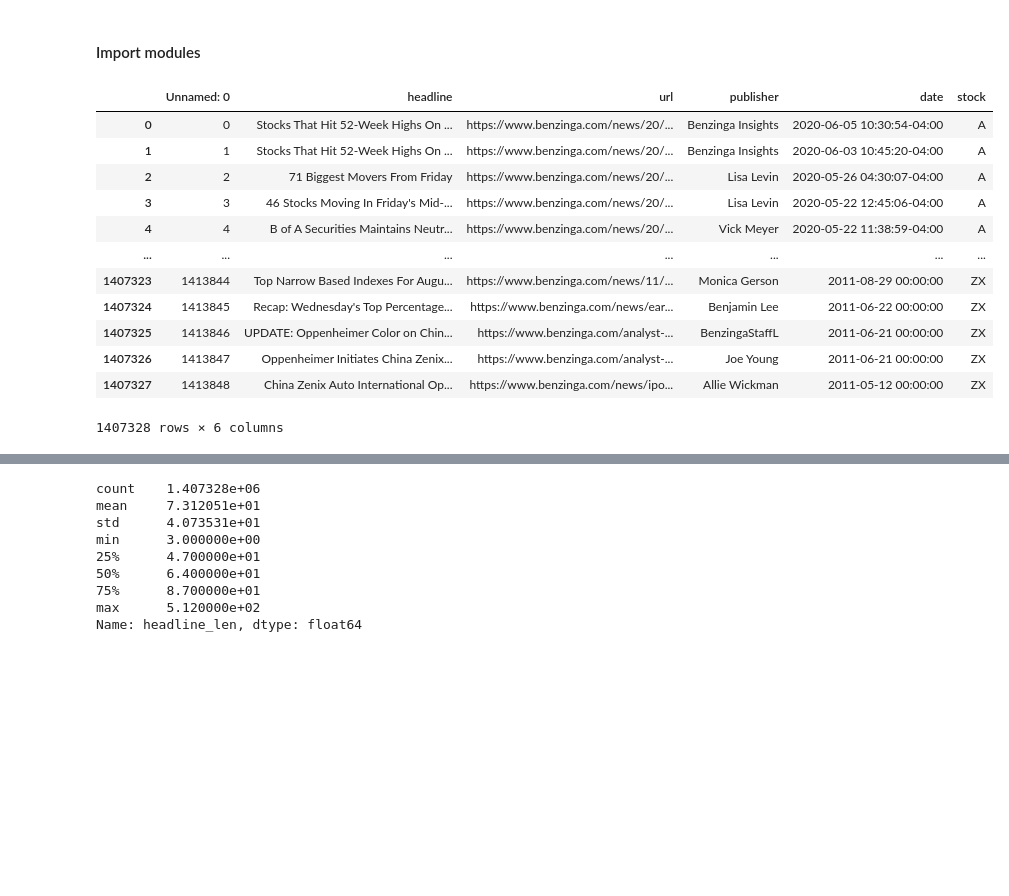
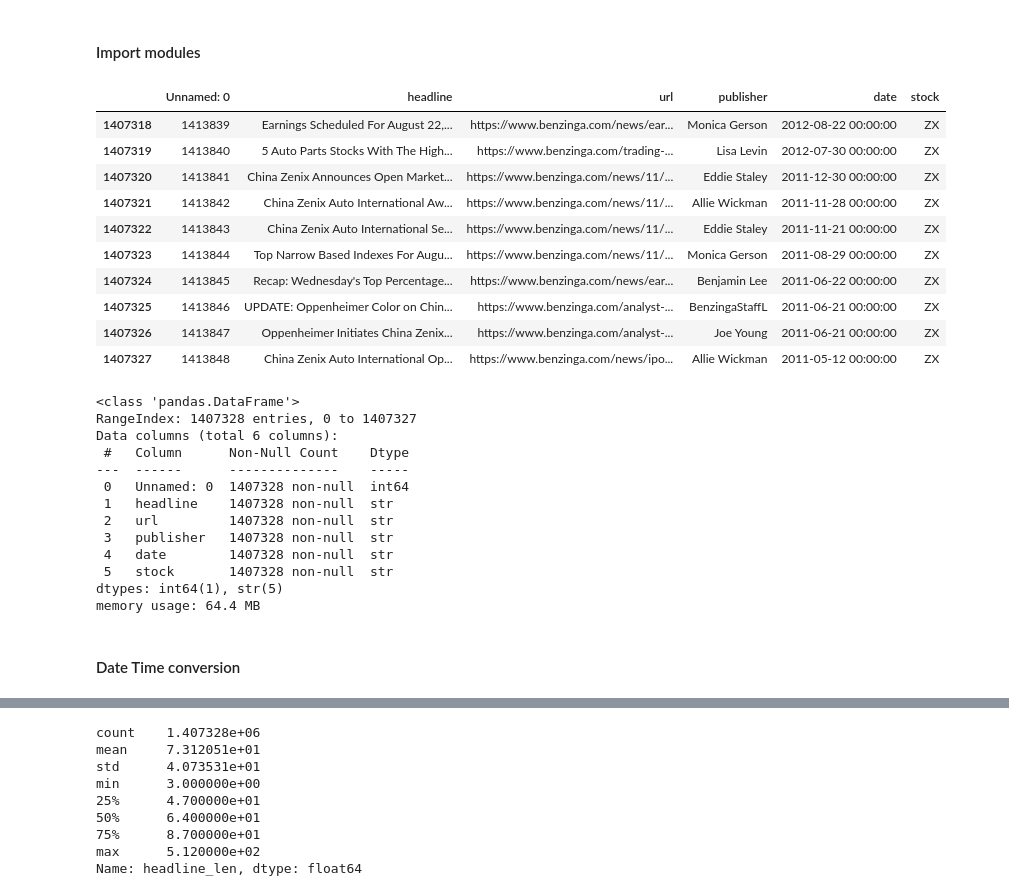
Before and after one commit to soliana-k/stock_news_sentiment, a Jupyter notebook: notebooks/nlp/sentiment_analysis.ipynb, the cells around one changed output, grey strips where cells are left out. Saved outputs shown, nothing was run; the diff lists cells and outputs as text; code cells hidden in the pictures; blank space fills up the shorter version.

```diff
--- a/notebooks/nlp/sentiment_analysis.ipynb
+++ b/notebooks/nlp/sentiment_analysis.ipynb
@@ -7,18 +7,34 @@ import seaborn as sns
 # %%
 text_data=pd.read_csv('../../data/text/raw_analyst_ratings.csv')
 # %%
-text_data
+text_data.tail(10)
 # %% [output]
 |  | Unnamed: 0 | headline | url | publisher | date | stock |
-| 0 | 0 | Stocks That Hit 52-Week Highs On ... | https://www.benzinga.com/news/20/... | Benzinga Insights | 2020-06-05 10:30:54-04:00 | A |
-| 1 | 1 | Stocks That Hit 52-Week Highs On ... | https://www.benzinga.com/news/20/... | Benzinga Insights | 2020-06-03 10:45:20-04:00 | A |
-| 2 | 2 | 71 Biggest Movers From Friday | https://www.benzinga.com/news/20/... | Lisa Levin | 2020-05-26 04:30:07-04:00 | A |
-| 3 | 3 | 46 Stocks Moving In Friday's Mid-... | https://www.benzinga.com/news/20/... | Lisa Levin | 2020-05-22 12:45:06-04:00 | A |
-| 4 | 4 | B of A Securities Maintains Neutr... | https://www.benzinga.com/news/20/... | Vick Meyer | 2020-05-22 11:38:59-04:00 | A |
-| ... | ... | ... | ... | ... | ... | ... |
+| 1407318 | 1413839 | Earnings Scheduled For August 22,... | https://www.benzinga.com/news/ear... | Monica Gerson | 2012-08-22 00:00:00 | ZX |
+| 1407319 | 1413840 | 5 Auto Parts Stocks With The High... | https://www.benzinga.com/trading-... | Lisa Levin | 2012-07-30 00:00:00 | ZX |
+| 1407320 | 1413841 | China Zenix Announces Open Market... | https://www.benzinga.com/news/11/... | Eddie Staley | 2011-12-30 00:00:00 | ZX |
+| 1407321 | 1413842 | China Zenix Auto International Aw... | https://www.benzinga.com/news/11/... | Allie Wickman | 2011-11-28 00:00:00 | ZX |
+| 1407322 | 1413843 | China Zenix Auto International Se... | https://www.benzinga.com/news/11/... | Eddie Staley | 2011-11-21 00:00:00 | ZX |
 | 1407323 | 1413844 | Top Narrow Based Indexes For Augu... | https://www.benzinga.com/news/11/... | Monica Gerson | 2011-08-29 00:00:00 | ZX |
 | 1407324 | 1413845 | Recap: Wednesday's Top Percentage... | https://www.benzinga.com/news/ear... | Benjamin Lee | 2011-06-22 00:00:00 | ZX |
 | 1407325 | 1413846 | UPDATE: Oppenheimer Color on Chin... | https://www.benzinga.com/analyst-... | BenzingaStaffL | 2011-06-21 00:00:00 | ZX |
 | 1407326 | 1413847 | Oppenheimer Initiates China Zenix... | https://www.benzinga.com/analyst-... | Joe Young | 2011-06-21 00:00:00 | ZX |
 | 1407327 | 1413848 | China Zenix Auto International Op... | https://www.benzinga.com/news/ipo... | Allie Wickman | 2011-05-12 00:00:00 | ZX |
-1407328 rows × 6 columns
+# %%
+text_data.info()
+# %% [output]
+<class 'pandas.DataFrame'>
+RangeIndex: 1407328 entries, 0 to 1407327
+Data columns (total 6 columns):
+ #   Column      Non-Null Count    Dtype
+---  ------      --------------    -----
+ 0   Unnamed: 0  1407328 non-null  int64
+ 1   headline    1407328 non-null  str
+ 2   url         1407328 non-null  str
+ 3   publisher   1407328 non-null  str
+ 4   date        1407328 non-null  str
+ 5   stock       1407328 non-null  str
+dtypes: int64(1), str(5)
+memory usage: 64.4 MB
+# %% [markdown]
+#### Date Time conversion
```
Also changed, not shown: parts of 25 cells of this notebook.
